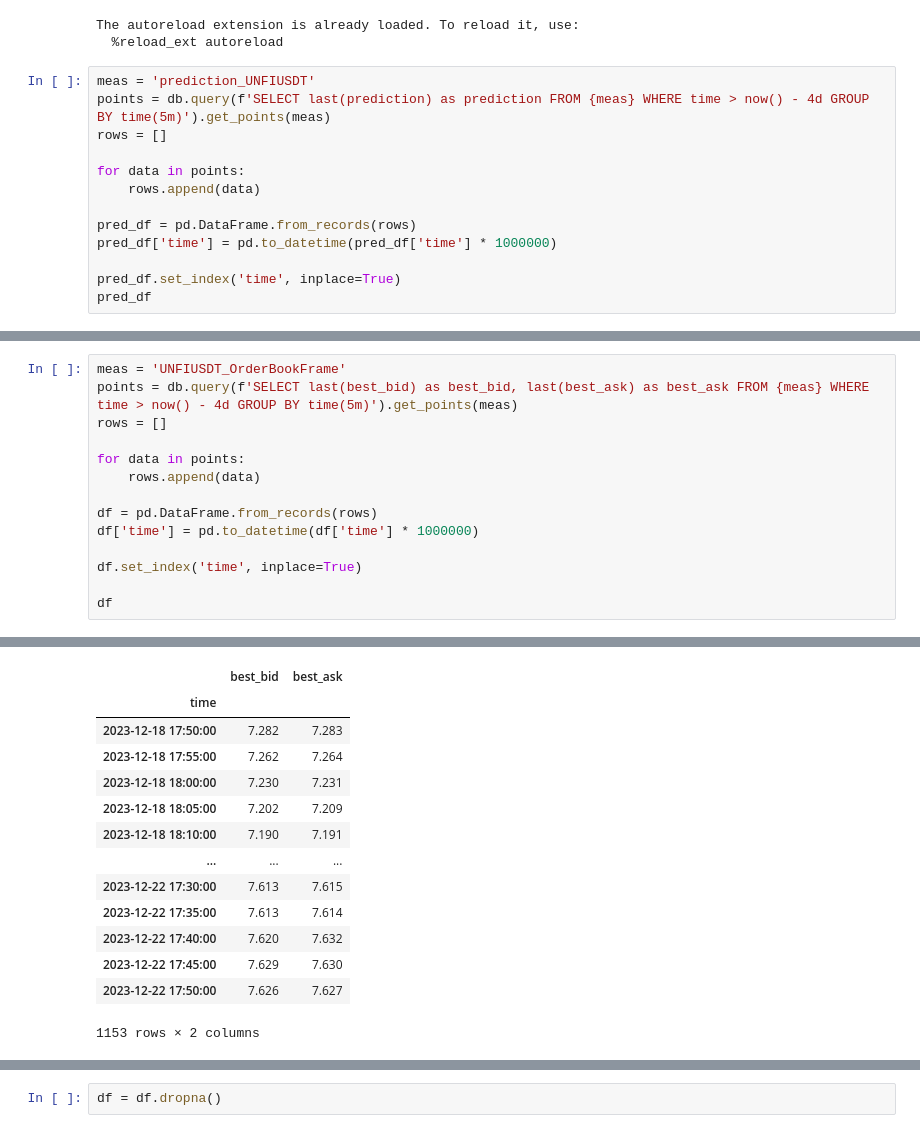
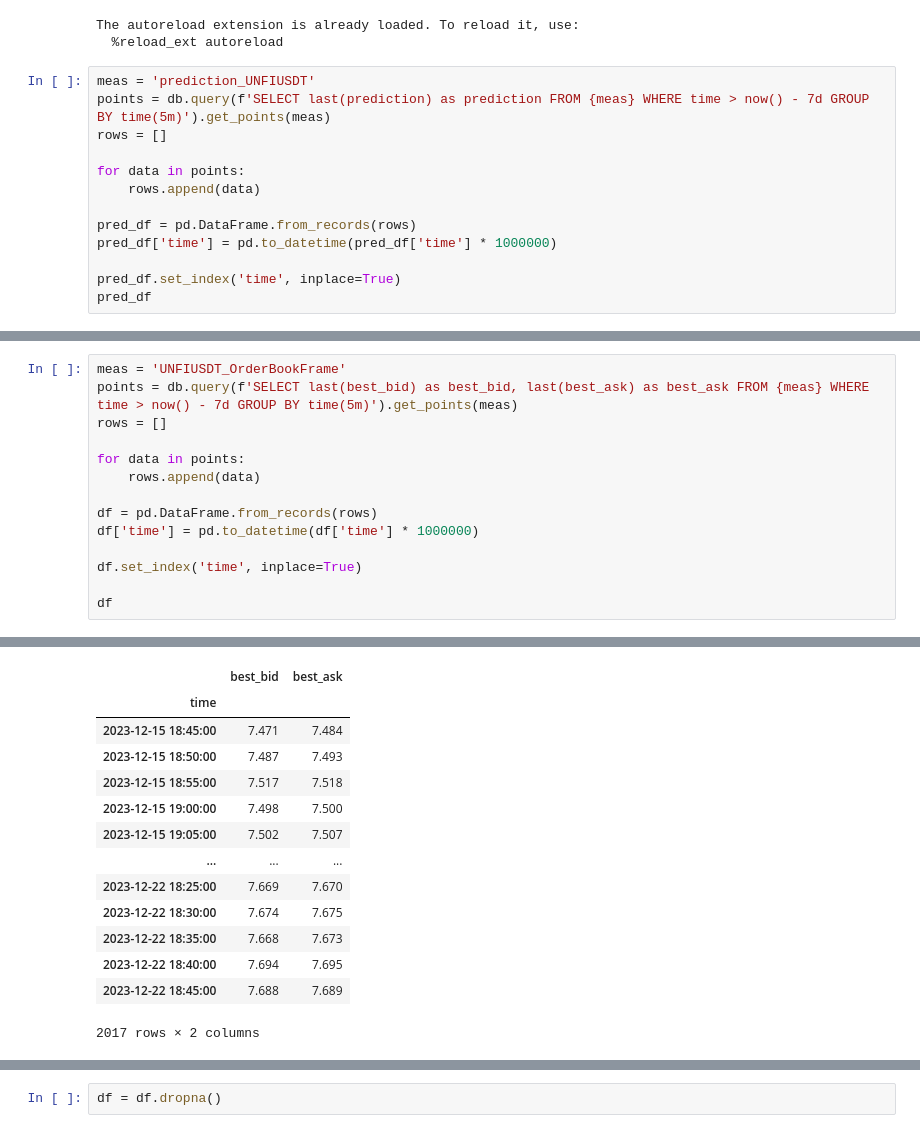
Before and after one commit to joliveros/exchange-data, a Jupyter notebook: notebooks/Predictions PNL.ipynb, the cells around one changed output, grey strips where cells are left out. Cells and saved outputs as stored; diff of their text form.

```diff
--- a/notebooks/Predictions PNL.ipynb
+++ b/notebooks/Predictions PNL.ipynb
@@ -42,7 +42,7 @@ The autoreload extension is already loaded. To reload it, use:
   %reload_ext autoreload
 # %%
 meas = 'prediction_UNFIUSDT'
-points = db.query(f'SELECT last(prediction) as prediction FROM {meas} WHERE time > now() - 4d GROUP BY time(5m)').get_points(meas)
+points = db.query(f'SELECT last(prediction) as prediction FROM {meas} WHERE time > now() - 7d GROUP BY time(5m)').get_points(meas)
 rows = []
 
 for data in points:
@@ -72,6 +72,6 @@ pred_df
 # %%
 meas = 'UNFIUSDT_OrderBookFrame'
-points = db.query(f'SELECT last(best_bid) as best_bid, last(best_ask) as best_ask FROM {meas} WHERE time > now() - 4d GROUP BY time(5m)').get_points(meas)
+points = db.query(f'SELECT last(best_bid) as best_bid, last(best_ask) as best_ask FROM {meas} WHERE time > now() - 7d GROUP BY time(5m)').get_points(meas)
 rows = []
 
 for data in points:
@@ -88,17 +88,17 @@ df
 |  | best_bid | best_ask |
 | time |  |  |
-| 2023-12-18 17:50:00 | 7.282 | 7.283 |
-| 2023-12-18 17:55:00 | 7.262 | 7.264 |
-| 2023-12-18 18:00:00 | 7.230 | 7.231 |
-| 2023-12-18 18:05:00 | 7.202 | 7.209 |
-| 2023-12-18 18:10:00 | 7.190 | 7.191 |
+| 2023-12-15 18:45:00 | 7.471 | 7.484 |
+| 2023-12-15 18:50:00 | 7.487 | 7.493 |
+| 2023-12-15 18:55:00 | 7.517 | 7.518 |
+| 2023-12-15 19:00:00 | 7.498 | 7.500 |
+| 2023-12-15 19:05:00 | 7.502 | 7.507 |
 | ... | ... | ... |
-| 2023-12-22 17:30:00 | 7.613 | 7.615 |
-| 2023-12-22 17:35:00 | 7.613 | 7.614 |
-| 2023-12-22 17:40:00 | 7.620 | 7.632 |
-| 2023-12-22 17:45:00 | 7.629 | 7.630 |
-| 2023-12-22 17:50:00 | 7.626 | 7.627 |
+| 2023-12-22 18:25:00 | 7.669 | 7.670 |
+| 2023-12-22 18:30:00 | 7.674 | 7.675 |
+| 2023-12-22 18:35:00 | 7.668 | 7.673 |
+| 2023-12-22 18:40:00 | 7.694 | 7.695 |
+| 2023-12-22 18:45:00 | 7.688 | 7.689 |
-1153 rows × 2 columns
+2017 rows × 2 columns
 # %%
 df['prediction'] = pred_df['prediction']
 df
```
Also changed, not shown: parts of 4 cells of this notebook, 1 other file.
